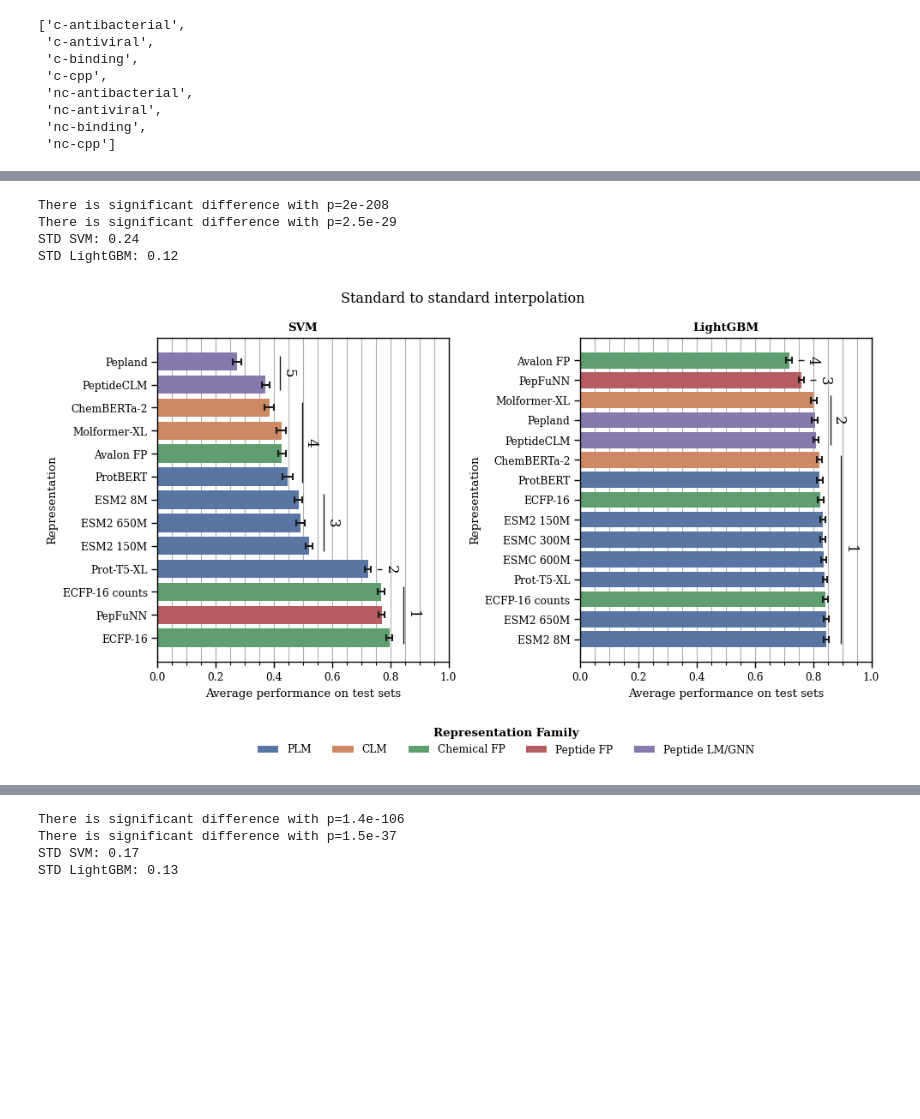
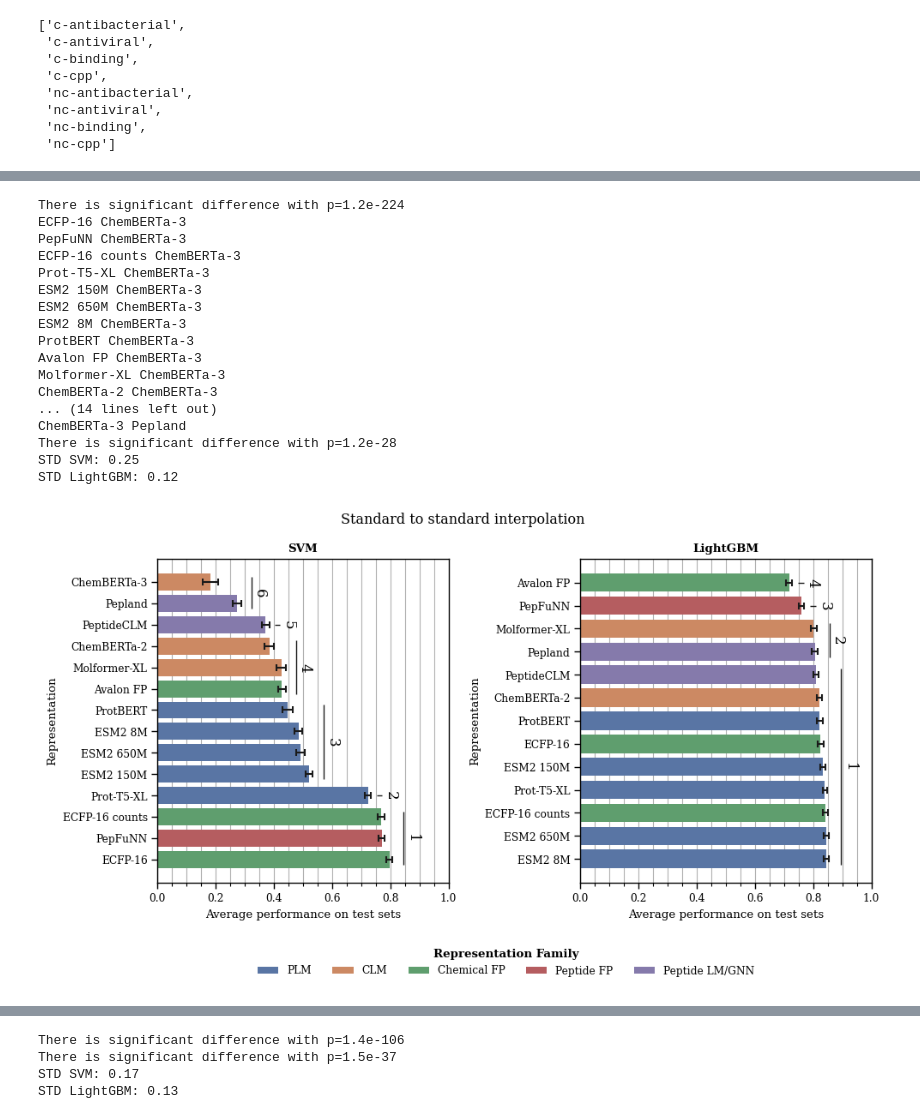
Before and after one commit to IBM/PeptideGeneralizationBenchmarks, a Jupyter notebook: analysis/results_analysis.ipynb, the cells around one changed output, grey strips where cells are left out. Saved outputs shown, nothing was run; the diff lists cells and outputs as text; code cells hidden in the pictures; blank space fills up the shorter version.

Commit message:
🛠️ Add ChemBERTa-3 experiments (#20)

```diff
--- a/analysis/results_analysis.ipynb
+++ b/analysis/results_analysis.ipynb
@@ -36,6 +36,7 @@ fancy_rep = {
     'prot-t5-xl': "Prot-T5-XL",
     'molformer': 'Molformer-XL',
     'chemberta': 'ChemBERTa-2',
+    'chemberta-3': 'ChemBERTa-3',
     'pepfunn': 'PepFuNN',
     'ecfp': "ECFP-16",
     'pepclm': "PeptideCLM",
@@ -44,12 +45,15 @@ fancy_rep = {
     'esm2-650m': "ESM2 650M",
     'protbert': "ProtBERT",
     'ecfp-count': "ECFP-16 counts",
+    # 'train-2': "New ChemRoBERTa 2",
+    # 'train-1': "New ChemRoBERTa 1",
+    # 'train-3': "New ChemRoBERTa 3"
 
     ## Add new representations
     # 'gram-chemberta': "Gram ChemBERTa-2",
-    'chiral-ecfp': 'Chiral ECFP16',
-    'esmc-300m': "ESMC 300M",
-    'esmc-600m': "ESMC 600M",
+    # 'chiral-ecfp': 'Chiral ECFP16',
+    # 'esmc-300m': "ESMC 300M",
+    # 'esmc-600m': "ESMC 600M",
     # 'fragfp-1': "Fragment FP-1",
     # 'fragfp-2': "Fragment FP-2",
     # 'new-esm2-8m': 'ESM2-8M*',
@@ -276,8 +449,6 @@ import matplotlib.pyplot as plt
 
 # Prepare data
 df_c = df[df['dataset'].map(lambda x: x.startswith('c-'))].copy()
-df_c = df_c[df_c['rep'] != 'new-esm2-8m'].copy()
-df_c = df_c[df_c['rep'] != 'new-prot-t5-xl'].copy()
 df_c.reset_index(inplace=True)
 df_c['rep'] = df_c['rep'].map(fancy_rep)
 
@@ -298,37 +469,50 @@ axs[1] = pairwise_significant_rank(
     df_c[df_c['model'] == 'lightgbm'].copy().reset_index(), metric='GOOD', groupby='rep', hue=family,
     test='non-parametric', ax=axs[1], hue_order=hue_order
 )
 axs[1].set_title("LightGBM", fontdict={"weight": "bold"})
 
 # Common features
 for ax in axs:
     add_grid(ax, grid_spacing=0.05)
     ax.set_ylabel("Representation")
     ax.set_xlabel("Average performance on test sets")
     ax.set_xlim(0., 1.)
     ax.legend().set_visible(False)
 
 # Common legend
 lines_labels = axs[0].get_legend_handles_labels()
 lines, labels = [sum(lol, []) for lol in zip(lines_labels)]
 fig.legend(lines, labels, title='Representation Family',
           title_fontproperties={"weight": "bold"},
           loc="lower center", bbox_to_anchor=(0.55, -0.125),
           frameon=False,
           ncols=5)
 
 plt.suptitle("Standard to standard interpolation")
 fig.tight_layout()
 fig.savefig('figures/interpolation_c2c.png', dpi=512, bbox_inches='tight')
 
 print(f"STD SVM: {df_c[df_c['model'] == 'svm']['GOOD'].std():.2f}" )
 print(f"STD LightGBM: {df_c[df_c['model'] == 'lightgbm']['GOOD'].std():.2f}" )
 # %% [output]
-There is significant difference with p=2e-208
-There is significant difference with p=2.5e-29
-STD SVM: 0.24
+There is significant difference with p=1.2e-224
+ECFP-16 ChemBERTa-3
+PepFuNN ChemBERTa-3
+ECFP-16 counts ChemBERTa-3
+Prot-T5-XL ChemBERTa-3
+ESM2 150M ChemBERTa-3
+ESM2 650M ChemBERTa-3
+ESM2 8M ChemBERTa-3
+ProtBERT ChemBERTa-3
+Avalon FP ChemBERTa-3
+Molformer-XL ChemBERTa-3
+ChemBERTa-2 ChemBERTa-3
+... (14 lines left out)
+ChemBERTa-3 Pepland
+There is significant difference with p=1.2e-28
+STD SVM: 0.25
 STD LightGBM: 0.12
-[figure, old version]
+[figure, new version]
 # %%
 # Modified LightGBM
 print("Values for SVM Modified")
```
Also changed, not shown: parts of 13 cells of this notebook, 26 other files.
